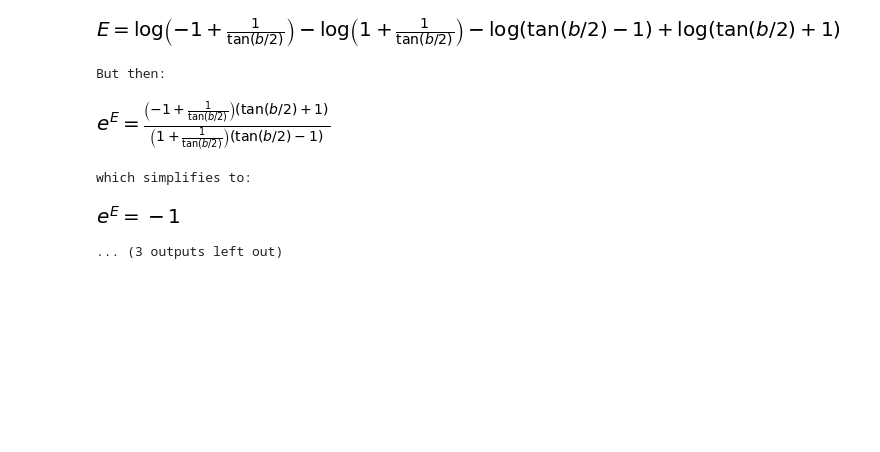
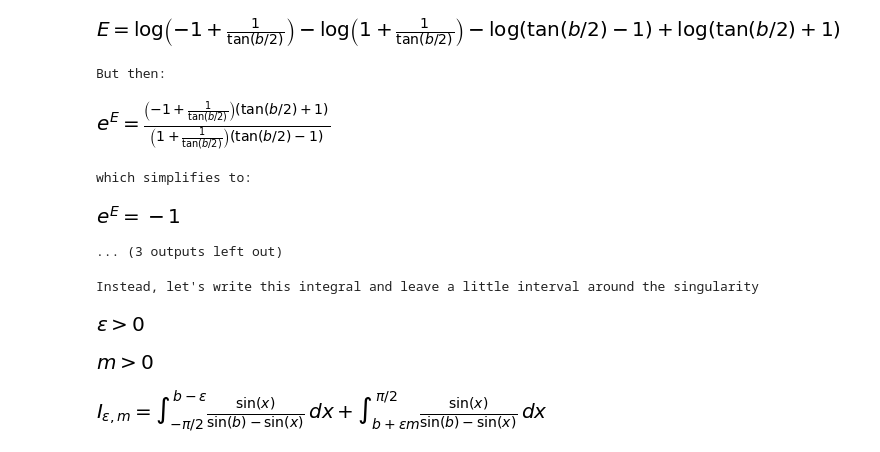
Before and after one commit to Future-Hangglider/Classical-aerodynamics, a Jupyter notebook: lifting_line_theory/integrate_sinbysinplusa.ipynb, the cells around one changed output. Cells and saved outputs as stored; diff of their text form; code cells hidden in the pictures; blank space fills up the shorter version.

Commit message:
Lots of work getting the two parts of the elliptic lift integral

```diff
--- a/lifting_line_theory/integrate_sinbysinplusa.ipynb
+++ b/lifting_line_theory/integrate_sinbysinplusa.ipynb
@@ -96,3 +96,19 @@ But then:
 which simplifies to:
 [figure]
 ... (3 outputs left out)
+# %%
+print("Instead, let's write this integral leaving out a little interval around the singularity.")
+epsilon = sp.Symbol("epsilon", real=True)
+m = sp.Symbol("m", real=True, positive=True)
+display(sp.Gt(epsilon, 0), sp.Gt(sp.Symbol("m"), 0))
+m = sp.Symbol("m", real=True, positive=True)  # can't display "m>0" without it converting to True
+
+Iem = sp.Symbol("I_{\epsilon,m}")
+intdFe = sp.integrate(f, (x, -sp.pi/2, b-epsilon)).subs(f, dFexpr) + \
+         sp.integrate(f, (x, b+epsilon*m, sp.pi/2)).subs(f, dFexpr)
+display(sp.Eq(Iem, intdFe))
+# %% [output]
+Instead, let's write this integral and leave a little interval around the singularity
+[figure, added]
+[figure, added]
+[figure, added]
```
Also changed, not shown: parts of 8 cells of this notebook, 2 other files.
